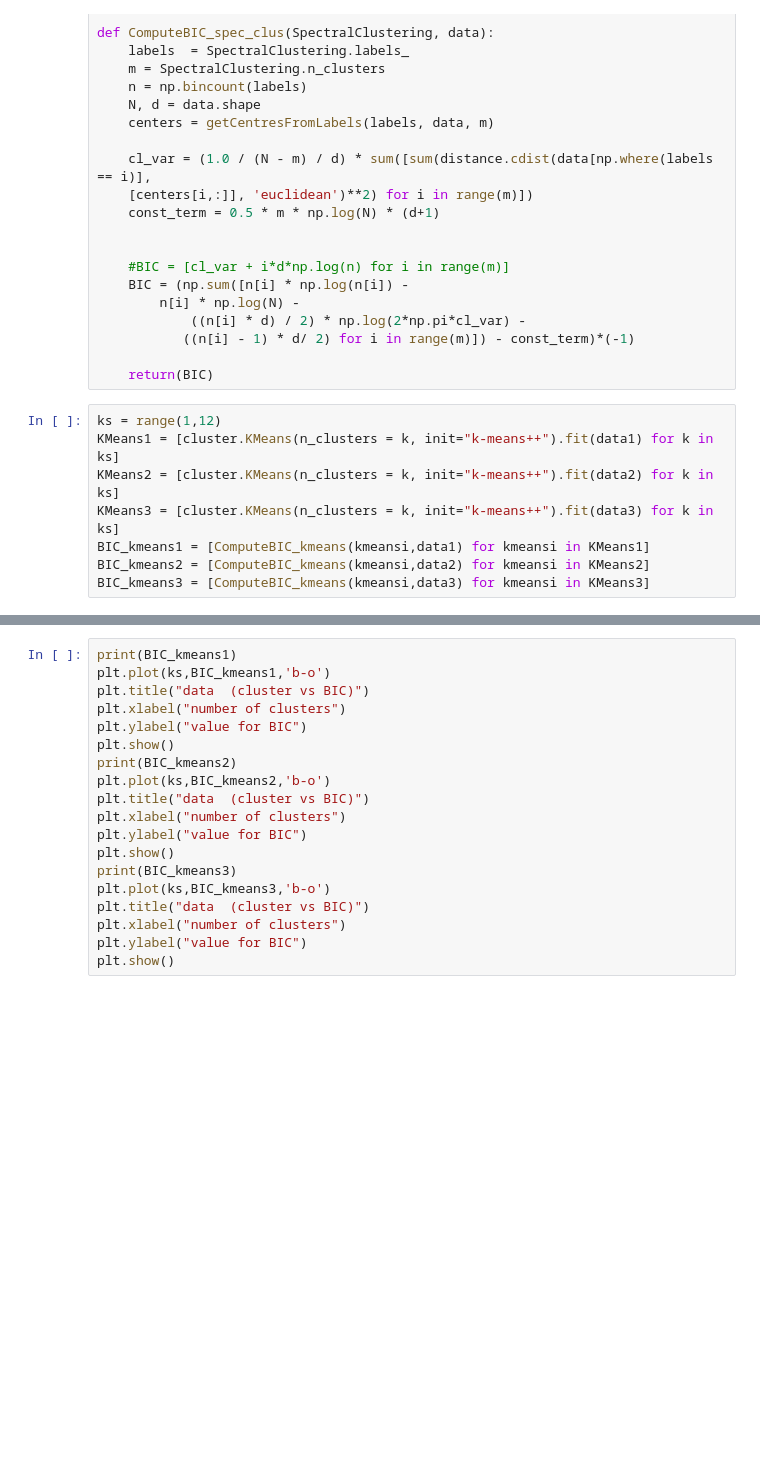
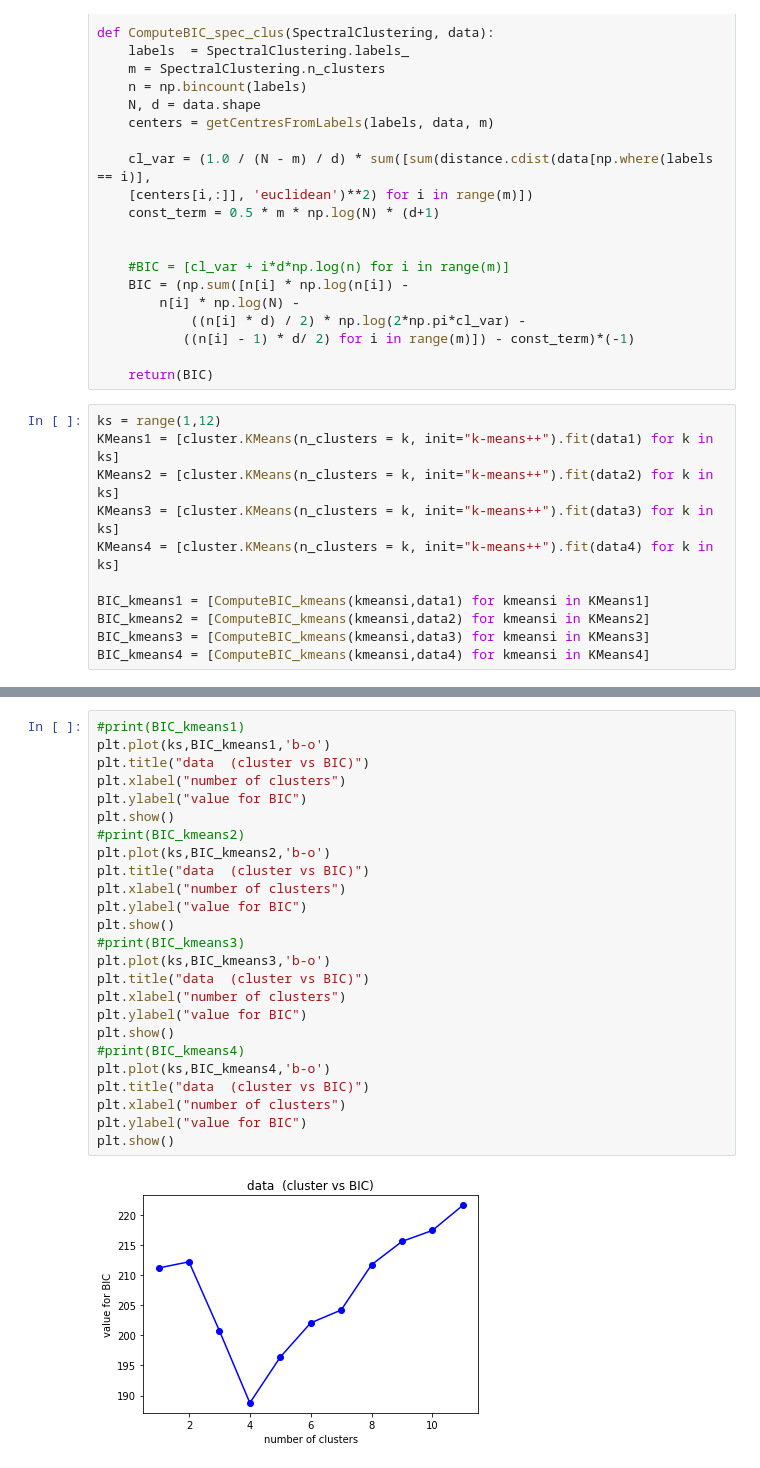
Before and after one commit to edforsberg/MME440_Project2, a Jupyter notebook: ErikF_BIC_Method.ipynb, the cells around one changed output, grey strips where cells are left out. Cells and saved outputs as stored; diff of their text form; blank space fills up the shorter version.

```diff
--- a/ErikF_BIC_Method.ipynb
+++ b/ErikF_BIC_Method.ipynb
@@ -72,9 +79,12 @@ ks = range(1,12)
 KMeans1 = [cluster.KMeans(n_clusters = k, init="k-means++").fit(data1) for k in ks]
 KMeans2 = [cluster.KMeans(n_clusters = k, init="k-means++").fit(data2) for k in ks]
 KMeans3 = [cluster.KMeans(n_clusters = k, init="k-means++").fit(data3) for k in ks]
+KMeans4 = [cluster.KMeans(n_clusters = k, init="k-means++").fit(data4) for k in ks]
+
 BIC_kmeans1 = [ComputeBIC_kmeans(kmeansi,data1) for kmeansi in KMeans1]
 BIC_kmeans2 = [ComputeBIC_kmeans(kmeansi,data2) for kmeansi in KMeans2]
 BIC_kmeans3 = [ComputeBIC_kmeans(kmeansi,data3) for kmeansi in KMeans3]
+BIC_kmeans4 = [ComputeBIC_kmeans(kmeansi,data4) for kmeansi in KMeans4]
 # %%
 ks = range(1,12)
 SpecClus1 = [cluster.SpectralClustering(k,eigen_solver='arpack',affinity="nearest_neighbors").fit(data1) for k in ks]
@@ -86,19 +98,27 @@ BIC_SpecClus3 = [ComputeBIC_spec_clus(kmeansi,data3) for kmeansi in SpecClus3]
 # %%
-print(BIC_kmeans1)
+#print(BIC_kmeans1)
 plt.plot(ks,BIC_kmeans1,'b-o')
 plt.title("data  (cluster vs BIC)")
 plt.xlabel("number of clusters")
 plt.ylabel("value for BIC")
 plt.show()
-print(BIC_kmeans2)
+#print(BIC_kmeans2)
 plt.plot(ks,BIC_kmeans2,'b-o')
 plt.title("data  (cluster vs BIC)")
 plt.xlabel("number of clusters")
 plt.ylabel("value for BIC")
 plt.show()
-print(BIC_kmeans3)
+#print(BIC_kmeans3)
 plt.plot(ks,BIC_kmeans3,'b-o')
 plt.title("data  (cluster vs BIC)")
 plt.xlabel("number of clusters")
 plt.ylabel("value for BIC")
 plt.show()
+#print(BIC_kmeans4)
+plt.plot(ks,BIC_kmeans4,'b-o')
+plt.title("data  (cluster vs BIC)")
+plt.xlabel("number of clusters")
+plt.ylabel("value for BIC")
+plt.show()
+# %% [output]
+[figure, added]
```
Also changed, not shown: parts of 7 cells of this notebook.
